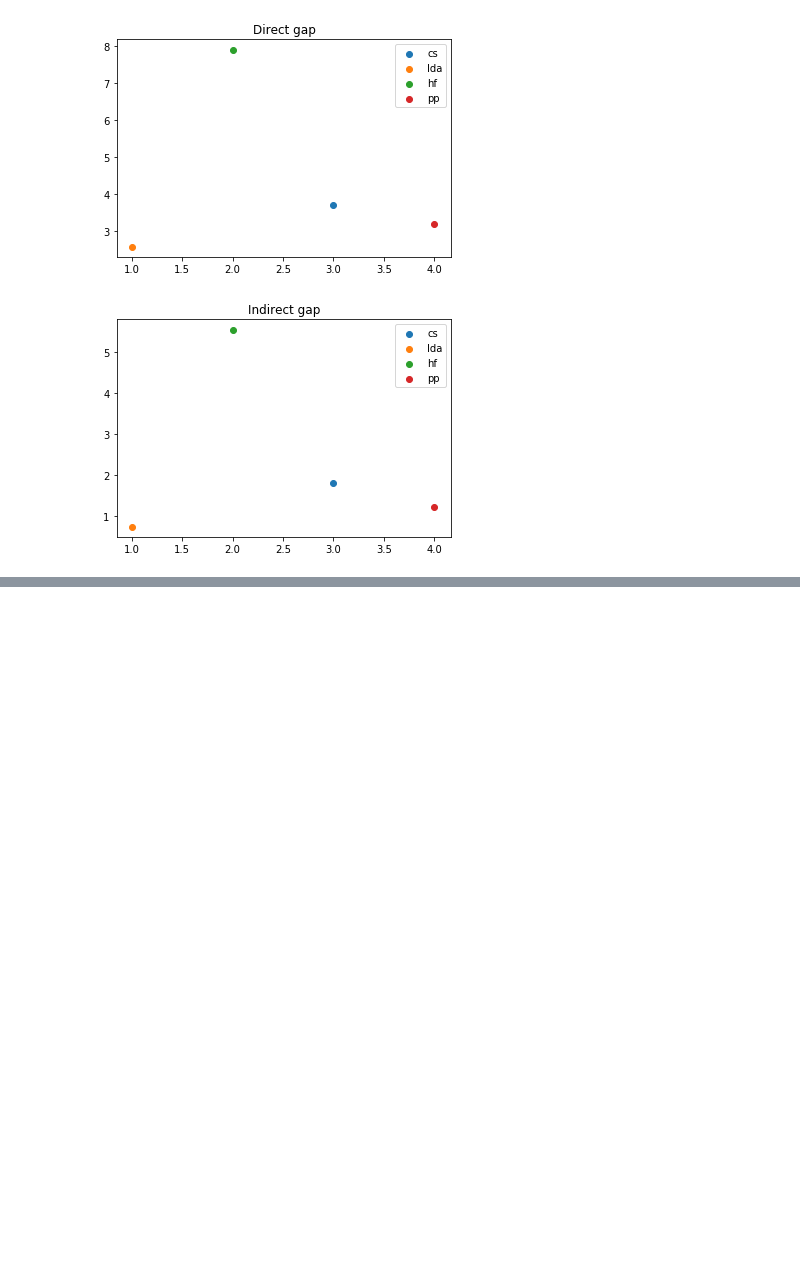
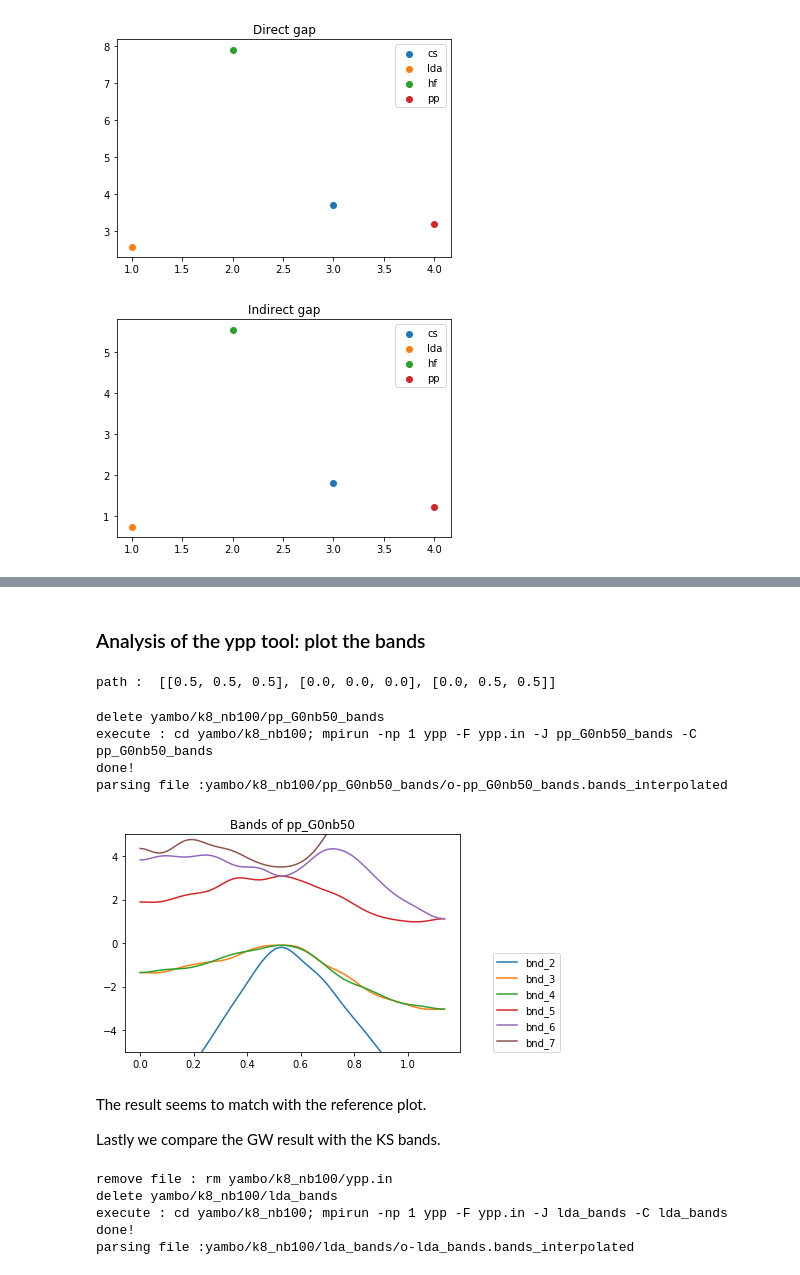
Before and after one commit to marcodalessandro76/Yambo-nb, a Jupyter notebook: Si-equilibrium/GW convergence analysis/GW Convergence Analysis.ipynb, the cells around one changed output, grey strips where cells are left out. Drawn from its saved outputs; the diff is of its cells as text; code cells hidden in the pictures; blank space fills up the shorter version.

```diff
--- a/Si-equilibrium/GW convergence analysis/GW Convergence Analysis.ipynb
+++ b/Si-equilibrium/GW convergence analysis/GW Convergence Analysis.ipynb
@@ -625,3 +600,0 @@ removed # from UseBands field
-# %%
-R.runCOHSEXWE(yamboDic,2,8,False)
-#R.runCOHSEXWE(yamboDic,hf_kconv,8,True)
@@ -657,0 +601,2 @@ execute : cd yambo/k2_nb60 ; mpirun -np 8 yambo -F yambo2.in -J prova -C prova
+# %% [markdown]
+### Analysis of the ypp tool: plot the bands
@@ -657,0 +607,23 @@ execute : cd yambo/k2_nb60 ; mpirun -np 8 yambo -F yambo2.in -J prova -C prova
+# %%
+# Parameters
+kval = 8
+firstbnd = 1
+lastbnd = 8
+bands_step = 50
+kfold = yamboDic[kval][100]['folder']
+path = [L,GAMMA,X]
+print 'path : ',path
+# simulation(s) for which bands are plotted
+study = yamboDic[kval][100]['pp'][50]
+# %% [output]
+path :  [[0.5, 0.5, 0.5], [0.0, 0.0, 0.0], [0.0, 0.5, 0.5]]
+# %%
+reload(R)
+R.buildYPPbands(kfold,study,firstbnd,lastbnd,50,path)
+R.runYPPbands(kfold,study)
+R.parserBandsResults(kfold,study,firstbnd,lastbnd)
+# %% [output]
+delete yambo/k8_nb100/pp_G0nb50_bands
+execute : cd yambo/k8_nb100; mpirun -np 1 ypp -F ypp.in -J pp_G0nb50_bands -C pp_G0nb50_bands
+done!
+parsing file :yambo/k8_nb100/pp_G0nb50_bands/o-pp_G0nb50_bands.bands_interpolated
@@ -657,0 +632,17 @@ execute : cd yambo/k2_nb60 ; mpirun -np 8 yambo -F yambo2.in -J prova -C prova
+# %%
+k = study['bnds']['results']['kaxis']
+for b in [2,3,4,5,6,7]:
+    if b >= firstbnd and b <= lastbnd:
+        bshift = b-firstbnd
+        bndS = study['bnds']['results']['bndStructure'][bshift]
+        plt.plot(k,bndS,label='bnd_'+str(b))
+plt.ylim(-5,5)
+plt.title('Bands of '+study['jobName'])
+plt.legend(loc=(1.1,0))
+plt.show()
+# %% [output]
+[figure, added]
+# %% [markdown]
+The result seems to match with the reference plot.
+
+Lastly we compare the GW result with the KS bands.
@@ -657,0 +652,10 @@ execute : cd yambo/k2_nb60 ; mpirun -np 8 yambo -F yambo2.in -J prova -C prova
+# %%
+R.buildYPPbands(kfold,lda,firstbnd,lastbnd,50,path)
+R.runYPPbands(kfold,lda)
+R.parserBandsResults(kfold,lda,firstbnd,lastbnd)
+# %% [output]
+remove file : rm yambo/k8_nb100/ypp.in
+delete yambo/k8_nb100/lda_bands
+execute : cd yambo/k8_nb100; mpirun -np 1 ypp -F ypp.in -J lda_bands -C lda_bands
+done!
+parsing file :yambo/k8_nb100/lda_bands/o-lda_bands.bands_interpolated
```
Also changed, not shown: parts of 21 cells of this notebook, 1 other file.
